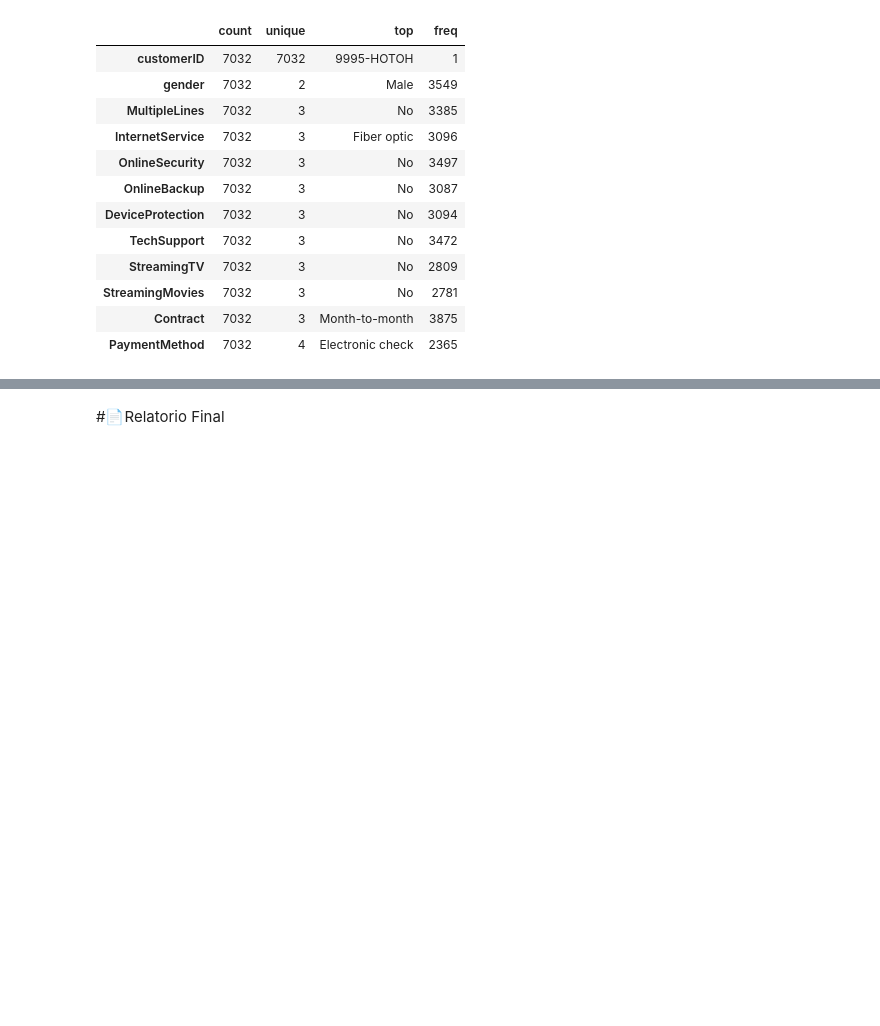
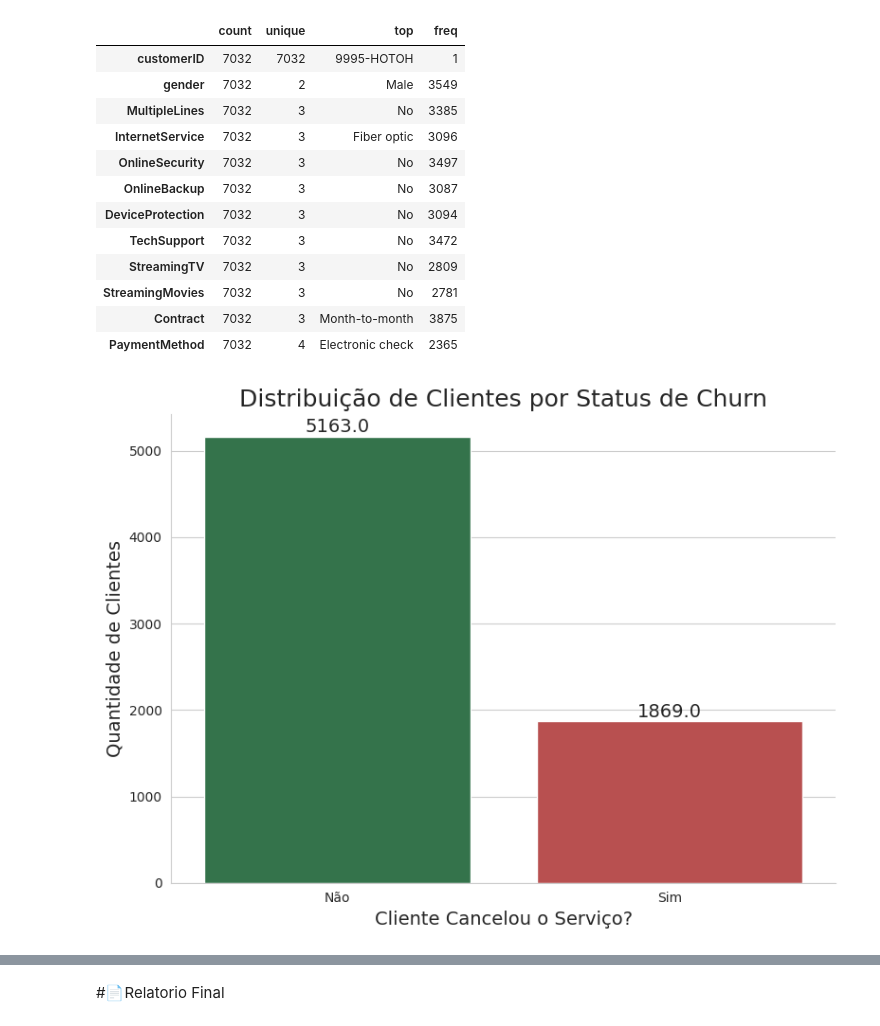
Before and after one commit to jhonatanwsds/TelecomX_BR, a Jupyter notebook: TelecomX_BR.ipynb, the cells around one changed output, grey strips where cells are left out. Drawn from its saved outputs; the diff is of its cells as text; code cells hidden in the pictures; blank space fills up the shorter version.

```diff
--- a/TelecomX_BR.ipynb
+++ b/TelecomX_BR.ipynb
@@ -213,3 +213,51 @@ display(dados_clientes.describe(include=['object']).T)
 | StreamingMovies | 7032 | 3 | No | 2781 |
 | Contract | 7032 | 3 | Month-to-month | 3875 |
 | PaymentMethod | 7032 | 4 | Electronic check | 2365 |
+# %%
+import matplotlib.pyplot as plt
+import seaborn as sns
+
+# Define o estilo do gráfico
+sns.set_style('whitegrid')
+
+# Define o tamanho da figura
+plt.figure(figsize=(8, 6))
+
+
+ax = sns.countplot(
+    data=dados_clientes,
+    x='Churn',
+    hue='Churn',
+    palette=['#2a7d48', '#c93f3f'],
+    legend=False
+)
+
+# Adiciona os números exatos em cima de cada barra (como antes)
+for patch in ax.patches:
+    height = patch.get_height()
+    ax.text(
+        x=patch.get_x() + patch.get_width() / 2,
+        y=height + 50,  # Aumentei um pouco o espaço para ficar mais bonito
+        s=f'{height}',
+        ha='center',
+        fontsize=14
+    )
+
+# Ajusta os títulos e os rótulos dos eixos
+ax.set_title('Distribuição de Clientes por Status de Churn', fontsize=18)
+ax.set_xlabel('Cliente Cancelou o Serviço?', fontsize=14)
+ax.set_ylabel('Quantidade de Clientes', fontsize=14)
+
+ax.set_xticks([0, 1])
+ax.set_xticklabels(['Não', 'Sim'])
+
+# Remove as "bordas" de cima e da direita para um visual mais limpo
+sns.despine()
+
+# Ajusta o espaçamento
+plt.tight_layout()
+
+# Exibe o gráfico
+plt.show()
+# %% [output]
+[figure, added]
```
Also changed, not shown: parts of 17 cells of this notebook.
